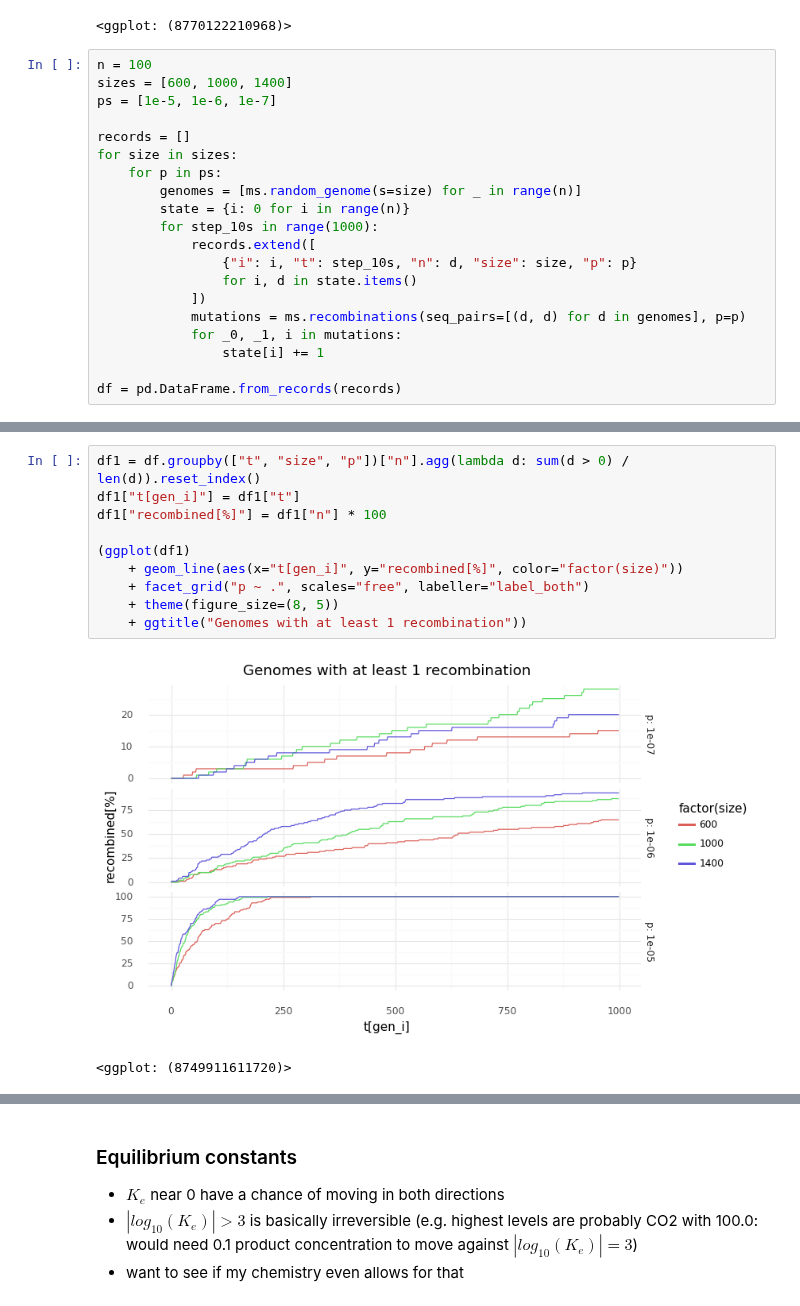
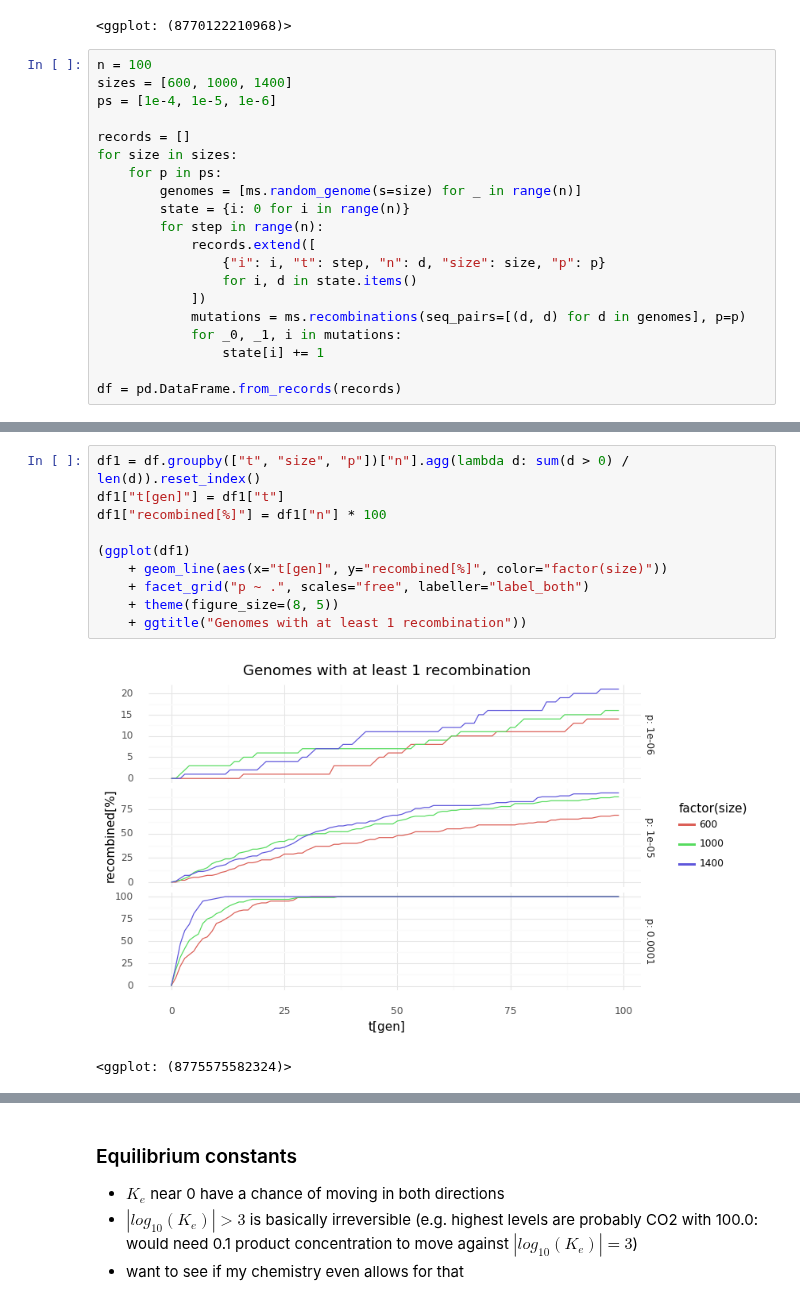
Before and after one commit to mRcSchwering/luca, a Jupyter notebook: e1_co2_fixing/prep.ipynb, the cells around one changed output, grey strips where cells are left out. Cells and saved outputs as stored; diff of their text form.

```diff
--- a/e1_co2_fixing/prep.ipynb
+++ b/e1_co2_fixing/prep.ipynb
@@ -132,16 +131,16 @@ df1["mutated[%]"] = df1["n"] * 100
 # %%
 n = 100
 sizes = [600, 1000, 1400]
-ps = [1e-5, 1e-6, 1e-7]
+ps = [1e-4, 1e-5, 1e-6]
 
 records = []
 for size in sizes:
     for p in ps:
         genomes = [ms.random_genome(s=size) for _ in range(n)]
         state = {i: 0 for i in range(n)}
-        for step_10s in range(1000):
+        for step in range(n):
             records.extend([
-                {"i": i, "t": step_10s, "n": d, "size": size, "p": p}
+                {"i": i, "t": step, "n": d, "size": size, "p": p}
                 for i, d in state.items()
             ])
             mutations = ms.recombinations(seq_pairs=[(d, d) for d in genomes], p=p)
@@ -165,13 +164,13 @@ df1["n[avg]"] = df1["n"]
 # %%
 df1 = df.groupby(["t", "size", "p"])["n"].agg(lambda d: sum(d > 0) / len(d)).reset_index()
-df1["t[gen_i]"] = df1["t"]
+df1["t[gen]"] = df1["t"]
 df1["recombined[%]"] = df1["n"] * 100
 
 (ggplot(df1)
-    + geom_line(aes(x="t[gen_i]", y="recombined[%]", color="factor(size)"))
+    + geom_line(aes(x="t[gen]", y="recombined[%]", color="factor(size)"))
     + facet_grid("p ~ .", scales="free", labeller="label_both")
     + theme(figure_size=(8, 5))
     + ggtitle("Genomes with at least 1 recombination"))
 # %% [output]
-[figure, old version]
+[figure, new version]
-<ggplot: (8749911611720)>
+<ggplot: (8775575582324)>
```
Also changed, not shown: parts of 9 cells of this notebook, 1 other file.
